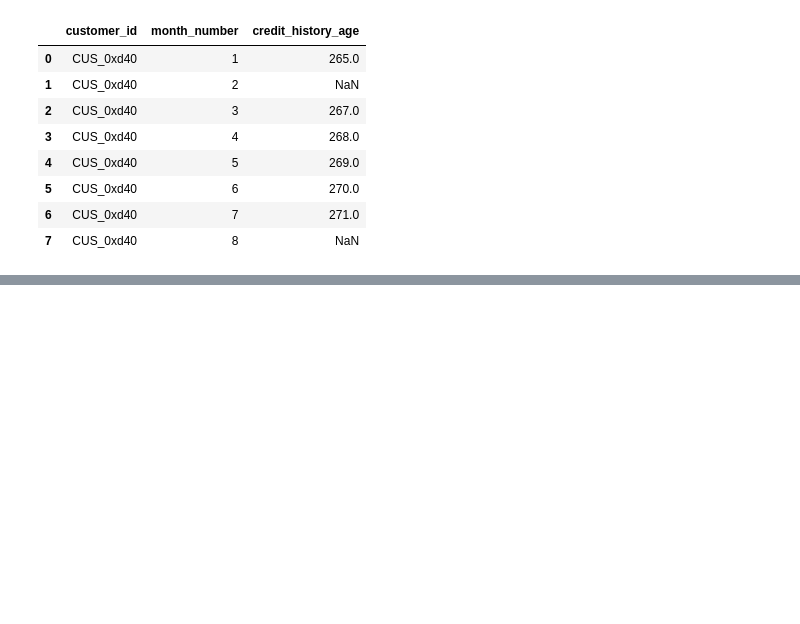
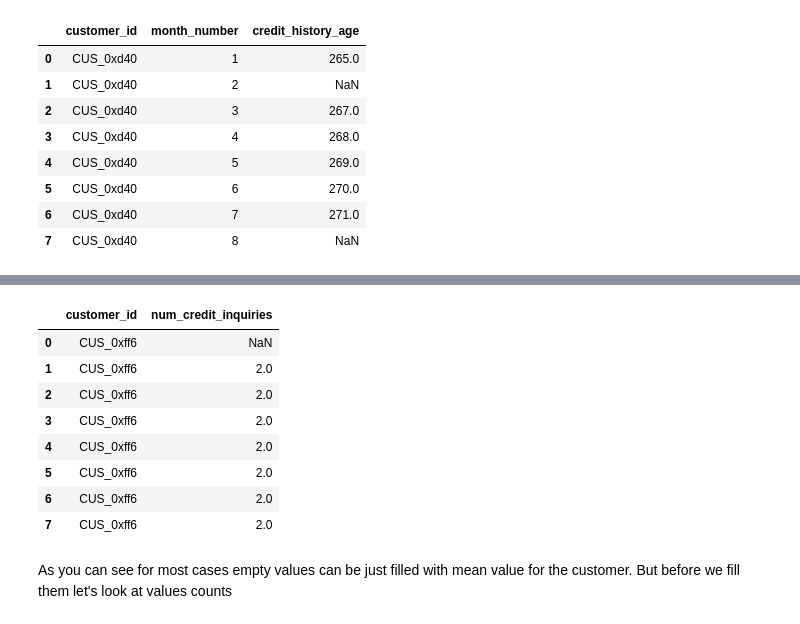
Before and after one commit to Stayermax/MLzoomcamp_midterm_project, a Jupyter notebook: dataset_eda.ipynb, the cells around one changed output, grey strips where cells are left out. Saved outputs shown, nothing was run; the diff lists cells and outputs as text; code cells hidden in the pictures; blank space fills up the shorter version.

```diff
--- a/dataset_eda.ipynb
+++ b/dataset_eda.ipynb
@@ -577,0 +624,14 @@ df[df['customer_id'] == 'CUS_0xd40'][['customer_id', 'month_number', 'credit_his
+# %%
+df[df.customer_id == 'CUS_0xff6'][['customer_id', 'num_credit_inquiries']]
+# %% [output]
+|  | customer_id | num_credit_inquiries |
+| 0 | CUS_0xff6 | NaN |
+| 1 | CUS_0xff6 | 2.0 |
+| 2 | CUS_0xff6 | 2.0 |
+| 3 | CUS_0xff6 | 2.0 |
+| 4 | CUS_0xff6 | 2.0 |
+| 5 | CUS_0xff6 | 2.0 |
+| 6 | CUS_0xff6 | 2.0 |
+| 7 | CUS_0xff6 | 2.0 |
+# %% [markdown]
+As you can see for most cases empty values can be just filled with mean value for the customer. But before we fill them let's look at values counts
```
Also changed, not shown: parts of 20 cells of this notebook.
